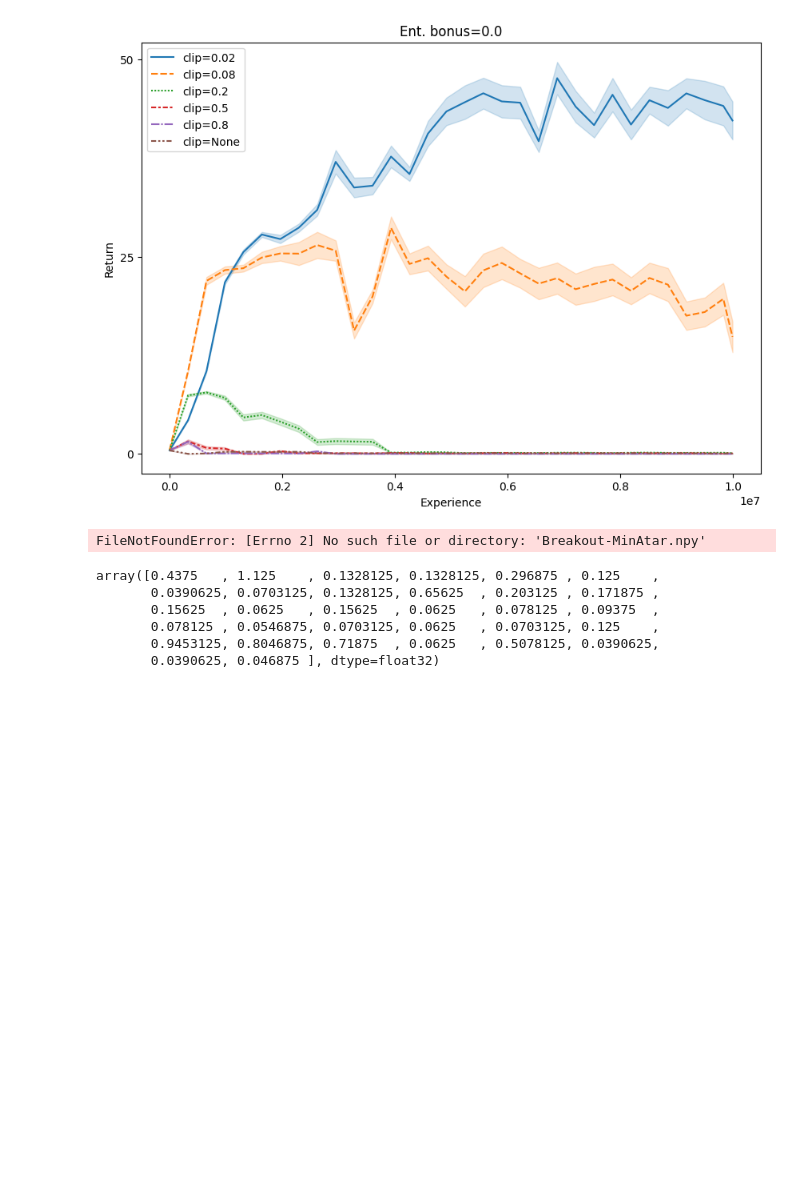
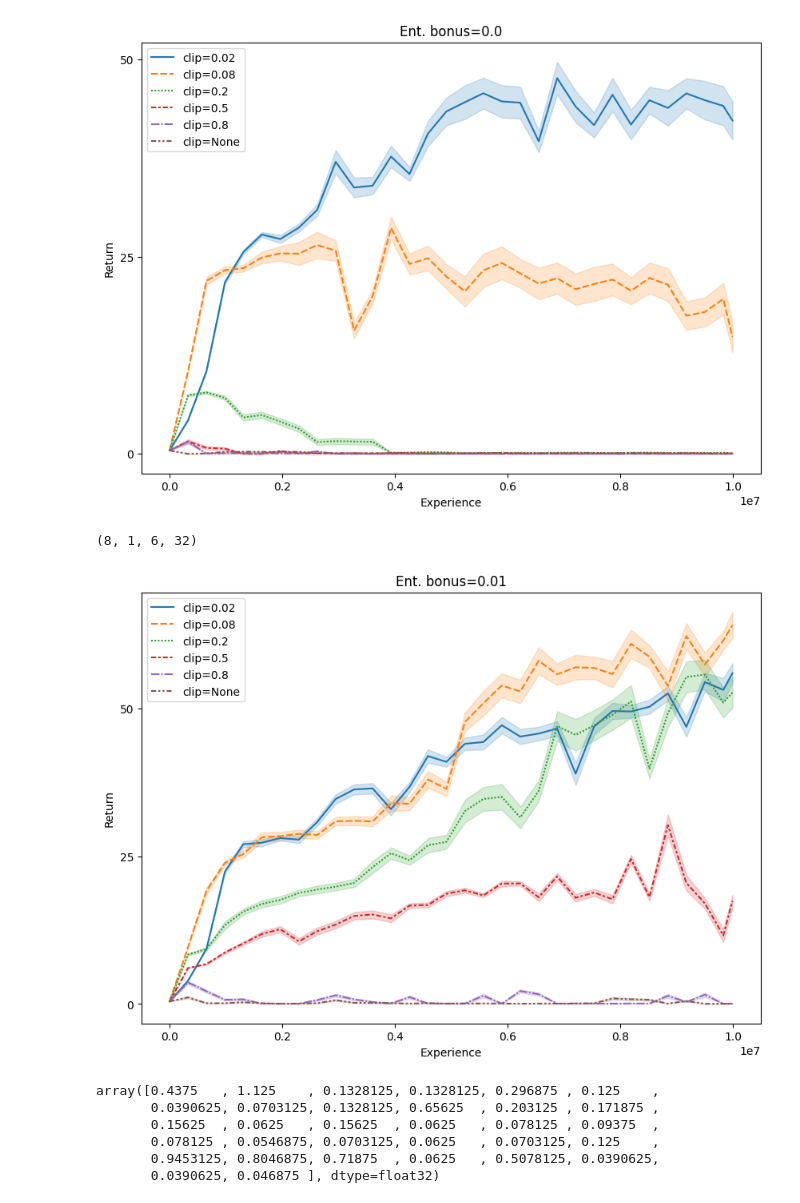
Before and after one commit to Kalyan0821/ppo_jax, a Jupyter notebook: plotting/plot.ipynb, the cells around one changed output. Cells and saved outputs as stored; diff of their text form; code cells hidden in the pictures; blank space fills up the shorter version.

```diff
--- a/plotting/plot.ipynb
+++ b/plotting/plot.ipynb
@@ -72,11 +72,11 @@ returns = plot_returns("Breakout-MinAtar", ents, clips)
 [figure]
 # %%
 ents = [0.01]
-clips = [0.02, 0.08, 0.2, 0.5, 0.8, 1e6]
 
 returns = plot_returns("Breakout-MinAtar", ents, clips)
 # %% [output]
-FileNotFoundError: [Errno 2] No such file or directory: 'Breakout-MinAtar.npy'
+(8, 1, 6, 32)
+[figure, added]
 # %%
 np.mean(returns[:, 0, -1, :], axis=0)
 # %% [output]
```
Also changed, not shown: 14 other files.
